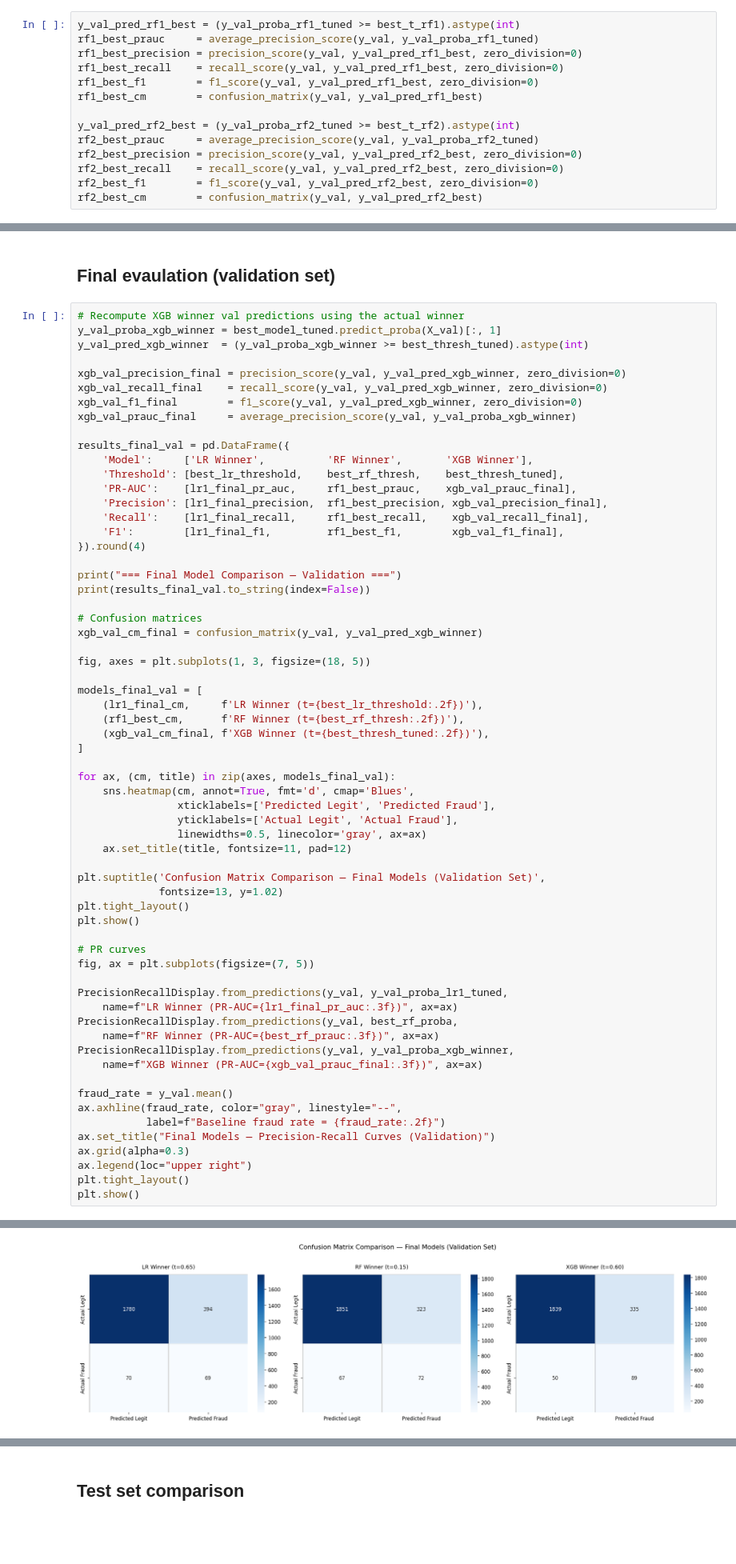
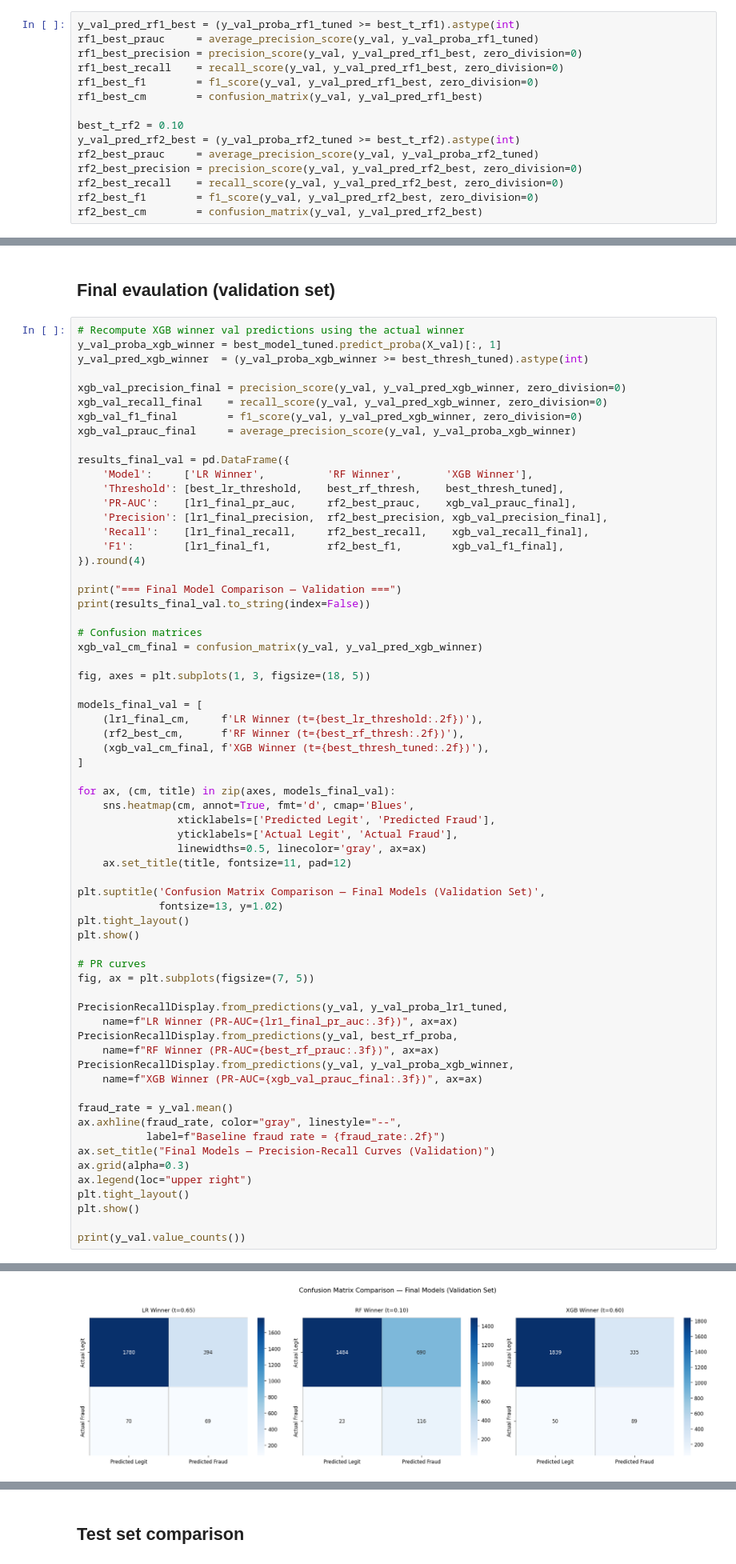
Before and after one commit to 1manvi/ML-Credit-Card-Fraud-2026, a Jupyter notebook: data_preprocessing_feature_engineering+XGBoost_not_finished.ipynb, the cells around one changed output, grey strips where cells are left out. Shown at 80% size. Drawn from its saved outputs; the diff is of its cells as text; blank space fills up the shorter version.

```diff
--- a/data_preprocessing_feature_engineering+XGBoost_not_finished.ipynb
+++ b/data_preprocessing_feature_engineering+XGBoost_not_finished.ipynb
@@ -1274,6 +1274,7 @@ rf1_best_recall    = recall_score(y_val, y_val_pred_rf1_best, zero_division=0)
 rf1_best_f1        = f1_score(y_val, y_val_pred_rf1_best, zero_division=0)
 rf1_best_cm        = confusion_matrix(y_val, y_val_pred_rf1_best)
 
+best_t_rf2 = 0.10
 y_val_pred_rf2_best = (y_val_proba_rf2_tuned >= best_t_rf2).astype(int)
 rf2_best_prauc     = average_precision_score(y_val, y_val_proba_rf2_tuned)
 rf2_best_precision = precision_score(y_val, y_val_pred_rf2_best, zero_division=0)
@@ -2037,10 +2045,10 @@ xgb_val_prauc_final     = average_precision_score(y_val, y_val_proba_xgb_winner)
 results_final_val = pd.DataFrame({
     'Model':     ['LR Winner',          'RF Winner',       'XGB Winner'],
     'Threshold': [best_lr_threshold,    best_rf_thresh,    best_thresh_tuned],
-    'PR-AUC':    [lr1_final_pr_auc,     rf1_best_prauc,    xgb_val_prauc_final],
-    'Precision': [lr1_final_precision,  rf1_best_precision, xgb_val_precision_final],
-    'Recall':    [lr1_final_recall,     rf1_best_recall,    xgb_val_recall_final],
-    'F1':        [lr1_final_f1,         rf1_best_f1,        xgb_val_f1_final],
+    'PR-AUC':    [lr1_final_pr_auc,     rf2_best_prauc,    xgb_val_prauc_final],
+    'Precision': [lr1_final_precision,  rf2_best_precision, xgb_val_precision_final],
+    'Recall':    [lr1_final_recall,     rf2_best_recall,    xgb_val_recall_final],
+    'F1':        [lr1_final_f1,         rf2_best_f1,        xgb_val_f1_final],
 }).round(4)
 
 print("=== Final Model Comparison — Validation ===")
@@ -2053,7 +2061,7 @@ fig, axes = plt.subplots(1, 3, figsize=(18, 5))
 
 models_final_val = [
     (lr1_final_cm,     f'LR Winner (t={best_lr_threshold:.2f})'),
-    (rf1_best_cm,      f'RF Winner (t={best_rf_thresh:.2f})'),
+    (rf2_best_cm,      f'RF Winner (t={best_rf_thresh:.2f})'),
     (xgb_val_cm_final, f'XGB Winner (t={best_thresh_tuned:.2f})'),
 ]
 
@@ -2087,6 +2095,8 @@ ax.grid(alpha=0.3)
 ax.legend(loc="upper right")
 plt.tight_layout()
 plt.show()
+
+print(y_val.value_counts())
 # %% [output]
 === Final Model Comparison — Validation ===
      Model  Threshold  PR-AUC  Precision  Recall     F1
@@ -2095,3 +2105,3 @@ plt.show()
 XGB Winner       0.60  0.2923     0.2099  0.6403 0.3162
-[figure, old version]
+[figure, new version]
 [figure]
```
Also changed, not shown: parts of 8 cells of this notebook.
